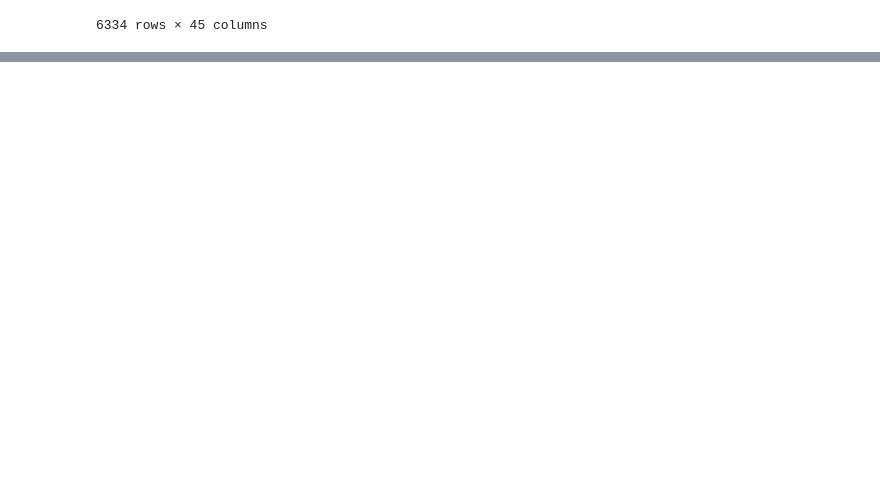
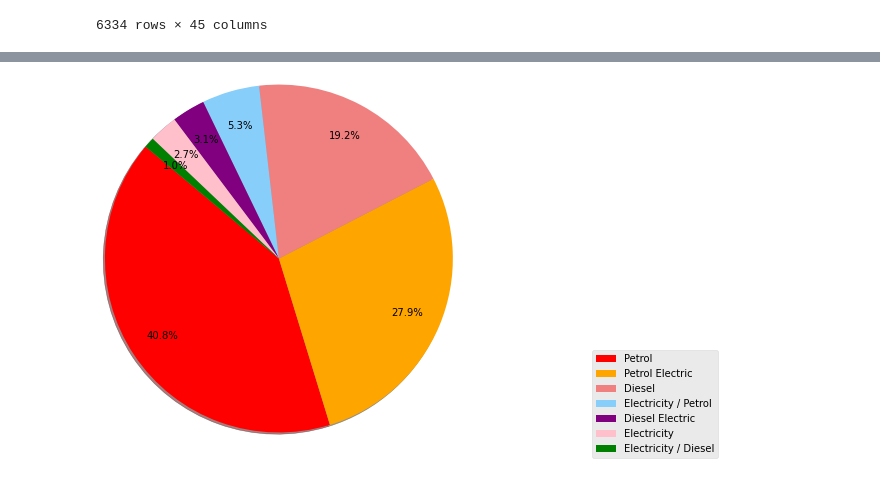
Before and after one commit to grilgamesh/How-important-is-the-change-to-electric-cars-, a Jupyter notebook: datalook.ipynb, the cells around one changed output, grey strips where cells are left out. Cells and saved outputs as stored; diff of their text form; code cells hidden in the pictures; blank space fills up the shorter version.

```diff
--- a/datalook.ipynb
+++ b/datalook.ipynb
@@ -25,0 +148,4 @@ euro_df
+# %%
+#Filtering the year of change coulumn by 2021
+Filtered_df_2021 = euro_df[euro_df.year_of_change == 2021]
+Filtered_df_2021.head()
@@ -25,0 +160,10 @@ euro_df
+# %%
+#Plotting a pie chart based on the fuel type popularity in 2021
+counts3 = Filtered_df_2021["Fuel Type"].value_counts()
+plt.pie(counts3.values,explode=None, colors=colors, autopct='%1.1f%%', shadow=True, startangle=140, radius=2, pctdistance = 0.8)
+
+plt.style.use("ggplot")
+plt.legend(bbox_to_anchor= (1.02,1), loc="upper left", borderaxespad=20, labels=counts3.index.values)
+plt.show()
+# %% [output]
+[figure, added]
```
Also changed, not shown: parts of 13 cells of this notebook, 1 other file.
